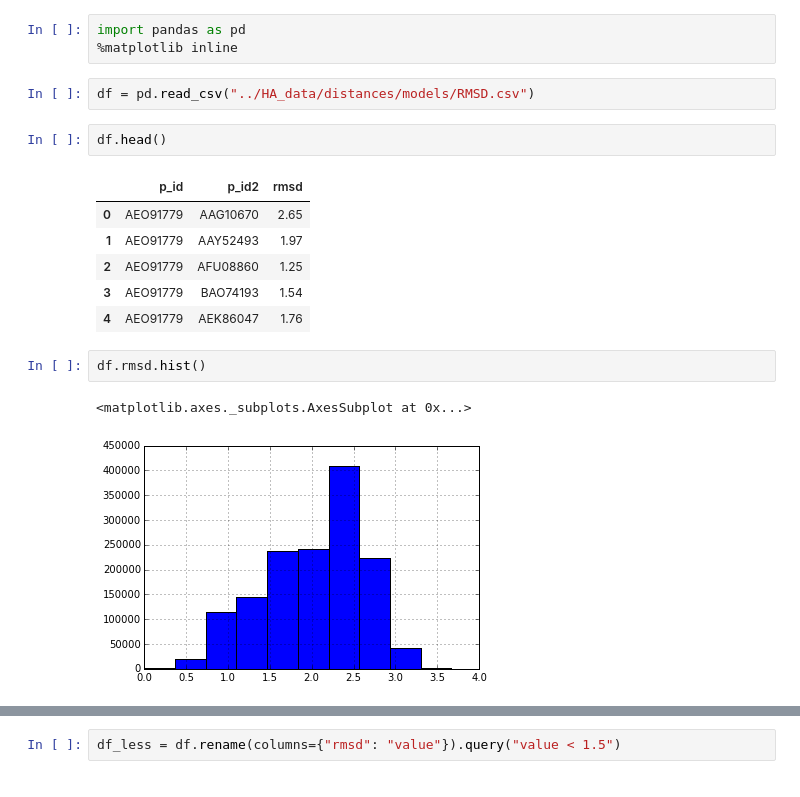
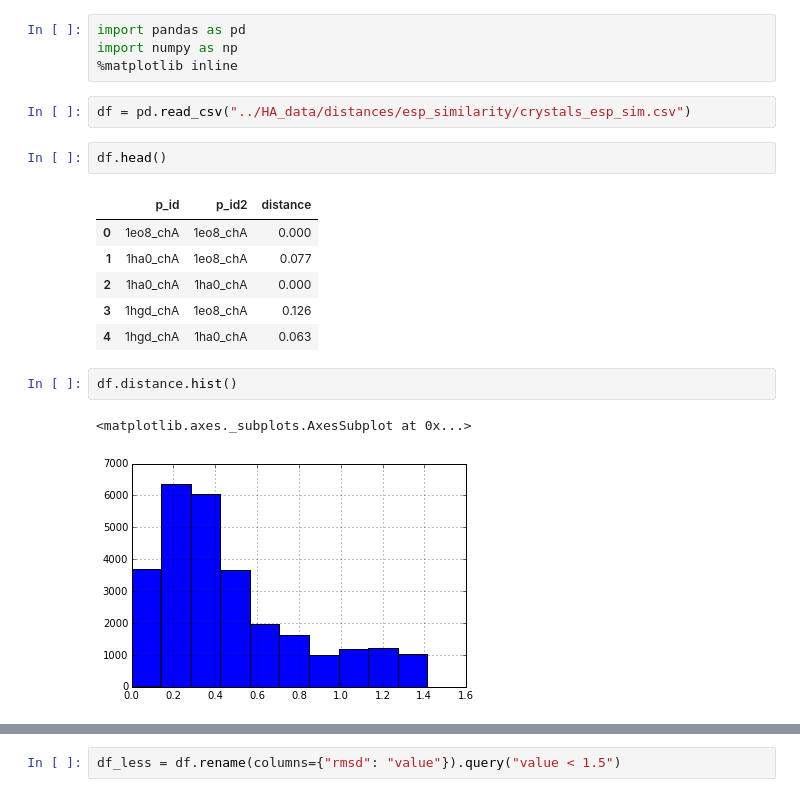
Before and after one commit to stared/bialkonet, a Jupyter notebook: ipy/6distance_lookup.ipynb, the cells around one changed output, grey strips where cells are left out. Drawn from its saved outputs; the diff is of its cells as text.

Commit message:
different measures also for models

```diff
--- a/ipy/6distance_lookup.ipynb
+++ b/ipy/6distance_lookup.ipynb
@@ -1,19 +1,20 @@
 # %%
 import pandas as pd
+import numpy as np
 %matplotlib inline
 # %%
-df = pd.read_csv("../HA_data/distances/models/RMSD.csv")
+df = pd.read_csv("../HA_data/distances/esp_similarity/crystals_esp_sim.csv")
 # %%
 df.head()
 # %% [output]
-|  | p_id | p_id2 | rmsd |
-| 0 | AEO91779 | AAG10670 | 2.65 |
-| 1 | AEO91779 | AAY52493 | 1.97 |
-| 2 | AEO91779 | AFU08860 | 1.25 |
-| 3 | AEO91779 | BAO74193 | 1.54 |
-| 4 | AEO91779 | AEK86047 | 1.76 |
+|  | p_id | p_id2 | distance |
+| 0 | 1eo8_chA | 1eo8_chA | 0.000 |
+| 1 | 1ha0_chA | 1eo8_chA | 0.077 |
+| 2 | 1ha0_chA | 1ha0_chA | 0.000 |
+| 3 | 1hgd_chA | 1eo8_chA | 0.126 |
+| 4 | 1hgd_chA | 1ha0_chA | 0.063 |
 # %%
-df.rmsd.hist()
+df.distance.hist()
 # %% [output]
 <matplotlib.axes._subplots.AxesSubplot at 0x...>
-[figure, old version]
+[figure, new version]
```
Also changed, not shown: parts of 4 cells of this notebook, 6 other files.
